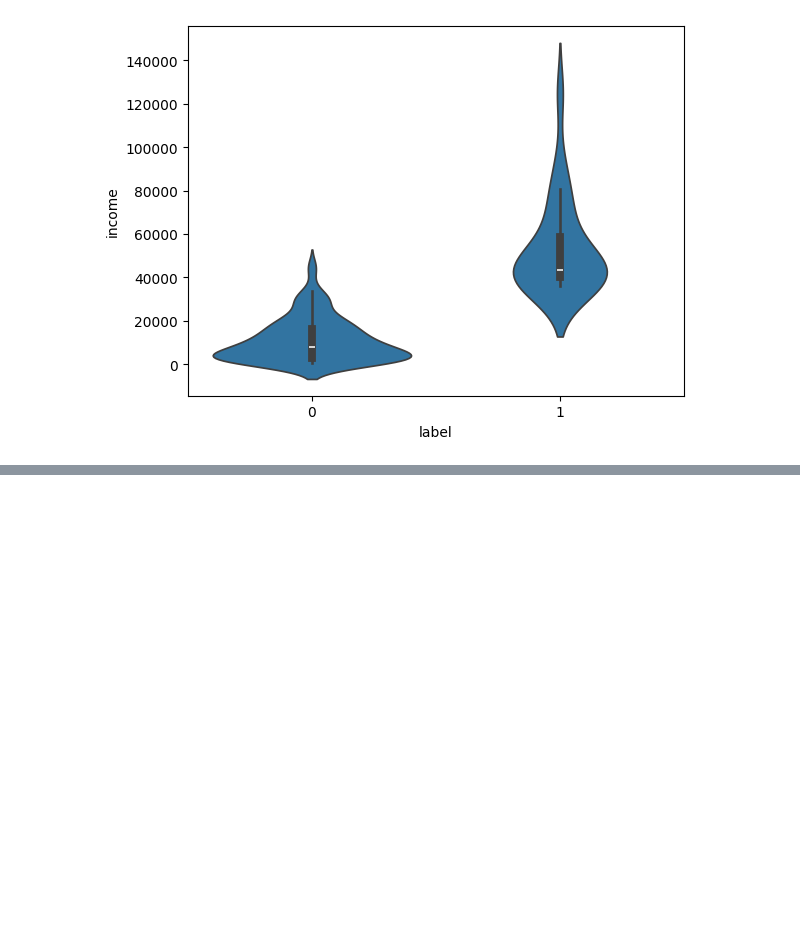
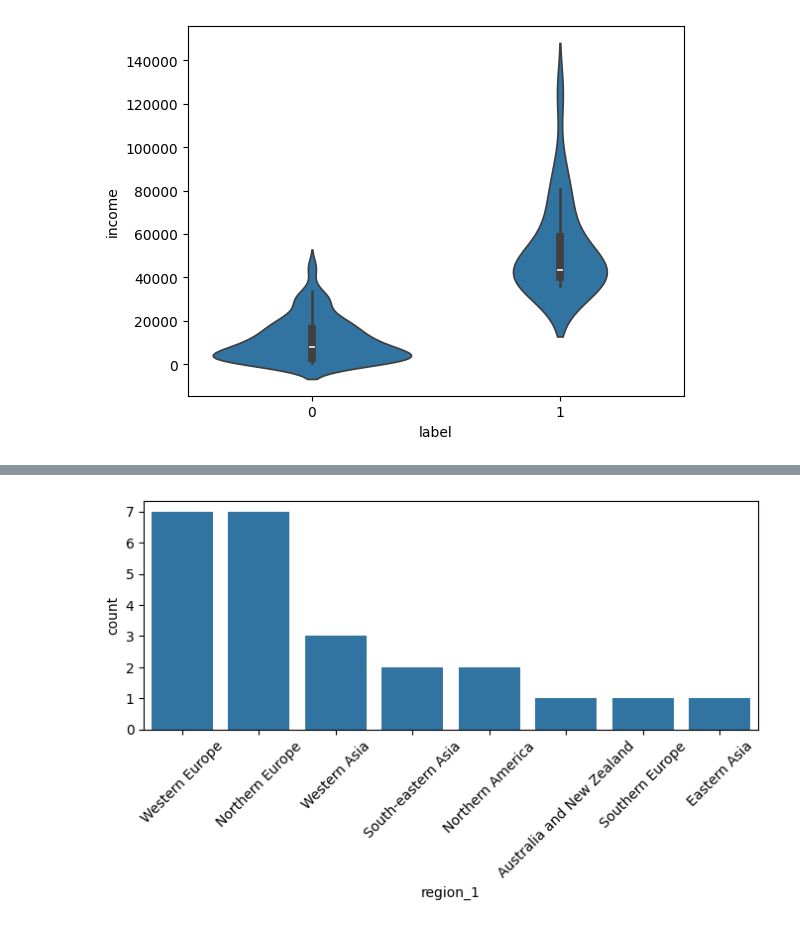
Before and after one commit to GRetriever/Data-Analysis-Project, a Jupyter notebook: Countries/practice_3_countries.ipynb, the cells around one changed output, grey strips where cells are left out. Drawn from its saved outputs; the diff is of its cells as text; code cells hidden in the pictures; blank space fills up the shorter version.

```diff
--- a/Countries/practice_3_countries.ipynb
+++ b/Countries/practice_3_countries.ipynb
@@ -284,0 +340,6 @@ sns.violinplot(
+# %%
+plt.figure(figsize=(8,3))
+sns.barplot(geo_1['region_1'].value_counts())
+_=plt.xticks(rotation=45)
+# %% [output]
+[figure, added]
```
Also changed, not shown: parts of 10 cells of this notebook.
